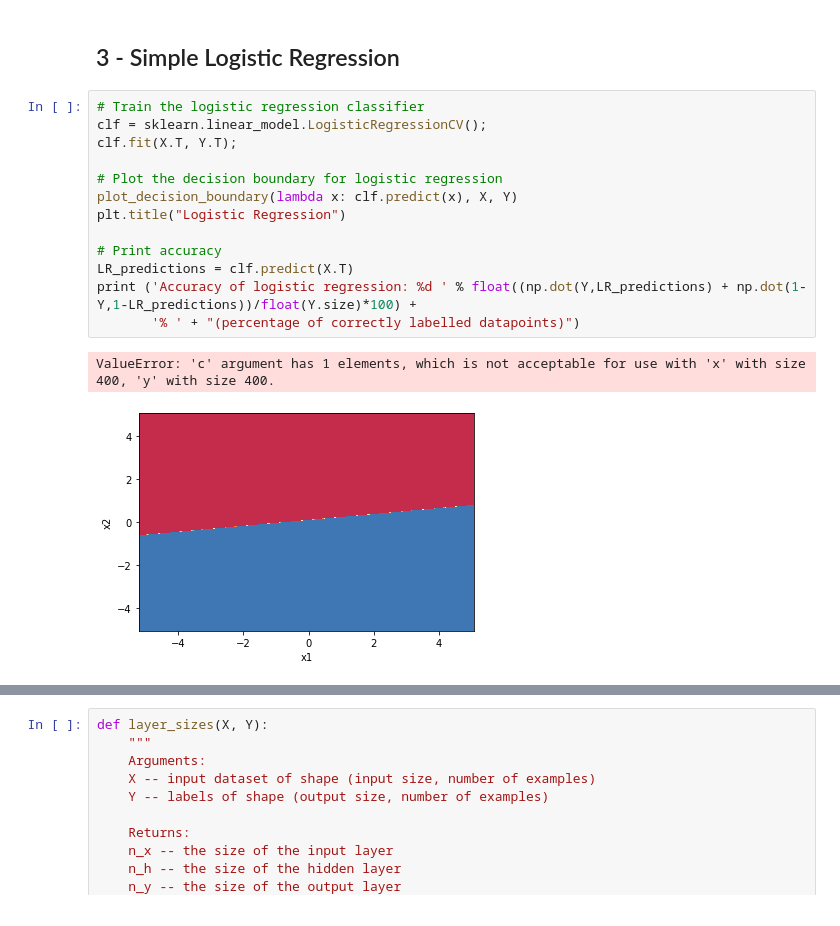
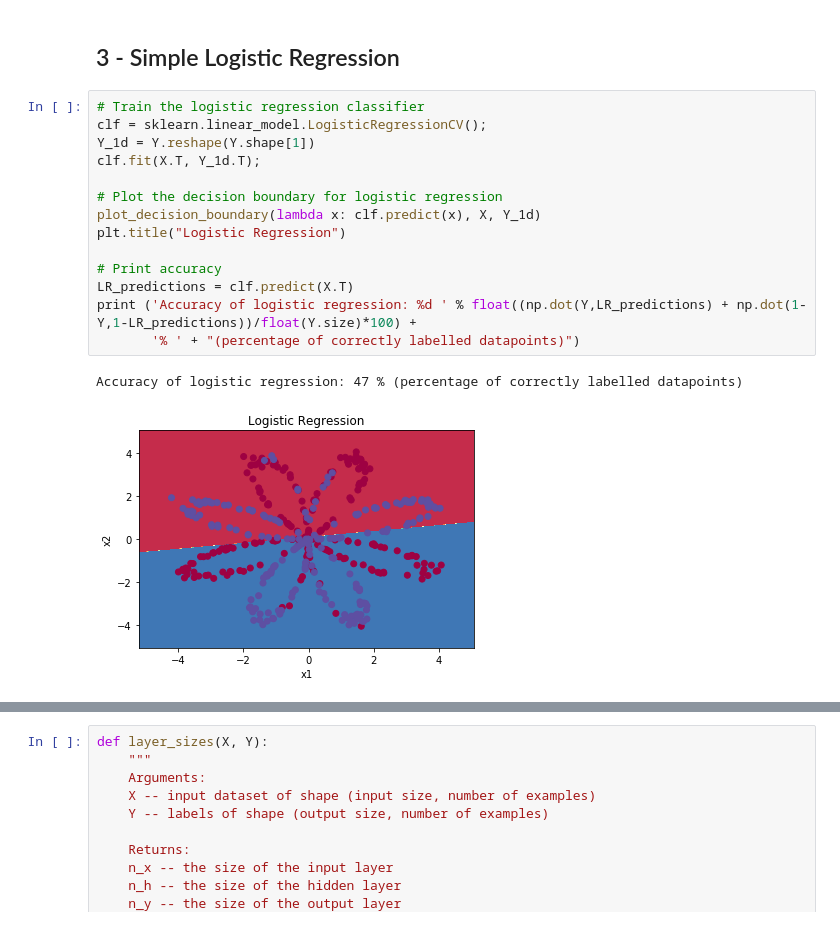
Before and after one commit to riehseun/riehseun.github.io, a Jupyter notebook: ml/neural-network-planar-data-classification-with-hidden-layer.ipynb, the cells around one changed output, grey strips where cells are left out. Cells and saved outputs as stored; diff of their text form.

```diff
--- a/ml/neural-network-planar-data-classification-with-hidden-layer.ipynb
+++ b/ml/neural-network-planar-data-classification-with-hidden-layer.ipynb
@@ -50,19 +50,20 @@ I have m = 400 training examples!
 # %%
 # Train the logistic regression classifier
 clf = sklearn.linear_model.LogisticRegressionCV();
-clf.fit(X.T, Y.T);
+Y_1d = Y.reshape(Y.shape[1])
+clf.fit(X.T, Y_1d.T);
 
 # Plot the decision boundary for logistic regression
-plot_decision_boundary(lambda x: clf.predict(x), X, Y)
+plot_decision_boundary(lambda x: clf.predict(x), X, Y_1d)
 plt.title("Logistic Regression")
 
 # Print accuracy
 LR_predictions = clf.predict(X.T)
 print ('Accuracy of logistic regression: %d ' % float((np.dot(Y,LR_predictions) + np.dot(1-Y,1-LR_predictions))/float(Y.size)*100) +
        '% ' + "(percentage of correctly labelled datapoints)")
 # %% [output]
-ValueError: 'c' argument has 1 elements, which is not acceptable for use with 'x' with size 400, 'y' with size 400.
+Accuracy of logistic regression: 47 % (percentage of correctly labelled datapoints)
-[figure, old version]
+[figure, new version]
 # %% [markdown]
 ## 4 - Neural Network model
 <img src="neural-network-images/classification_kiank.png" style="width:600px;height:300px;">
```
